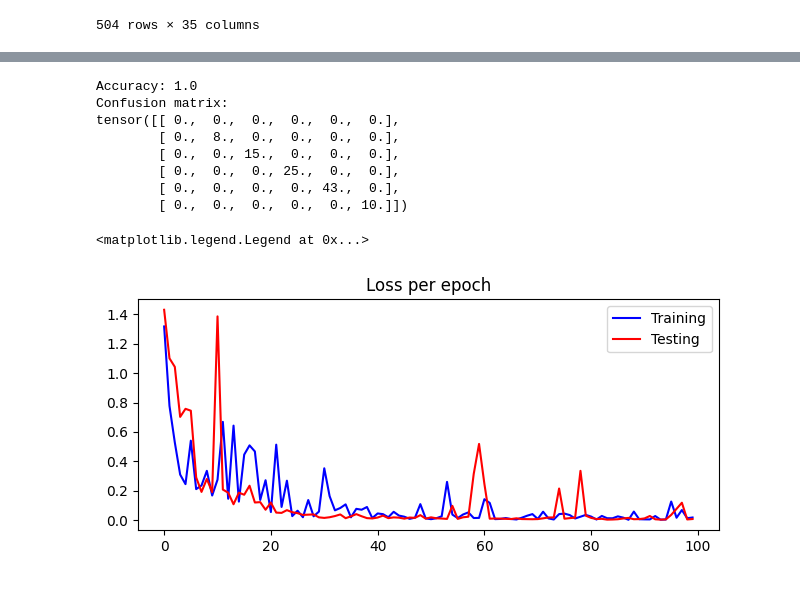
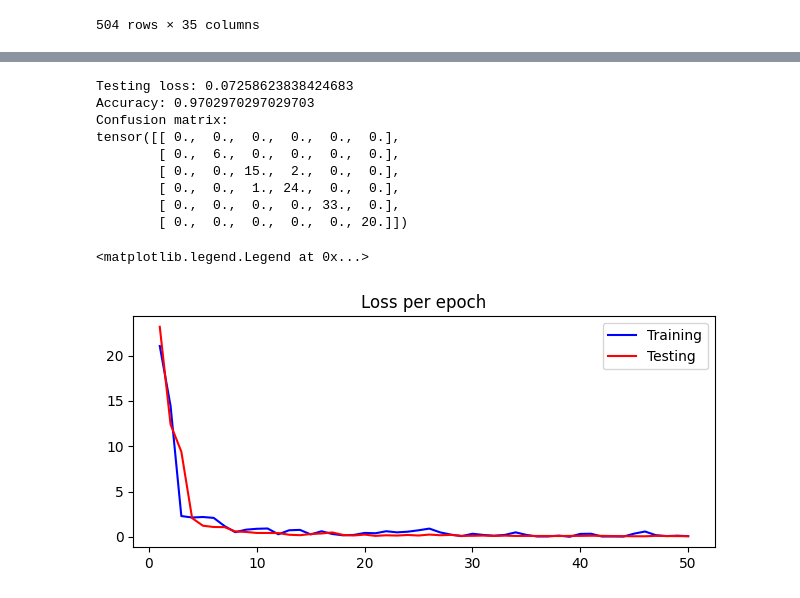
Before and after one commit to TheRidgeSpamss/CKD-ML, a Jupyter notebook: ckd_nn.ipynb, the cells around one changed output, grey strips where cells are left out. Drawn from its saved outputs; the diff is of its cells as text; code cells hidden in the pictures.

```diff
--- a/ckd_nn.ipynb
+++ b/ckd_nn.ipynb
@@ -6,6 +6,7 @@ import torch
 import torch.nn as nn
 import torch.optim as optim
 import torch.nn.functional as F
+import torch.nn.init as init
 from torch.utils.data import Dataset, DataLoader
 from torcheval.metrics import MulticlassConfusionMatrix
 from torch.optim import lr_scheduler
@@ -53,7 +54,8 @@ def ckd_stage_clf(eGFR):
 ckd_df.dropna(inplace=True)
 eGFR_final_mean = ckd_df["eGFR(last visit)"].mean()
 eGFR_final_std = ckd_df["eGFR(last visit)"].std()
-filtered_ckd_df = ckd_df[(ckd_df["eGFR(last visit)"] < (eGFR_final_mean + 4*eGFR_final_std)) & (ckd_df["eGFR(last visit)"] < (.95 * ckd_df["eGFR"]))]
+filtered_ckd_df = ckd_df[(ckd_df["eGFR(last visit)"] < (eGFR_final_mean + 3*eGFR_final_std)) & (ckd_df["eGFR(last visit)"] < (.95 * ckd_df["eGFR"]))]
+#filtered_ckd_df = ckd_df[(ckd_df["eGFR(last visit)"] < (eGFR_final_mean + 3*eGFR_final_std))]
 filtered_ckd_df.loc[:, "CKD_stage"] = filtered_ckd_df.loc[:, "eGFR"].apply(ckd_stage_clf)
 
 filtered_ckd_df
@@ -94,8 +96,7 @@ class ckdDataset(Dataset):
         self.y_size = self.y.size
         self.x_train, self.x_test, self.y_train, self.y_test = train_test_split(self.x,
                                                                                 self.y,
-                                                                                test_size=0.2,
-                                                                                random_state=42)
+                                                                                test_size=0.2)
 
     def __len__(self):
         return len(self.x_train)
@@ -148,11 +163,16 @@ scheduler_1 = lr_scheduler.LinearLR(optimizer,
 # %%
 #training
 
-torch.manual_seed(42)
-torch.cuda.manual_seed(42)
-epoch_count = 100
+# torch.manual_seed(42)
+# torch.cuda.manual_seed(42)
+epoch_count = 50
 training_loss_list = []
 testing_loss_list = []
+
+#early stopping vars
+patience = 5
+best_testing_loss = float('inf')
+epochs_without_improvement = 0
 
 #checkpointing
 checkpoint_dir = Path("./checkpoints")
@@ -180,12 +200,18 @@ for epoch in range(epoch_count):
 
     testing_loss = testing_loss.item()
     testing_loss_list.append(testing_loss)
+    mean_testing_loss = np.mean(testing_loss_list)
 
-    scheduler_1.step()
-
+    scheduler_2.step()
+    if epoch > 4:
+      scheduler_1.step()
 
     if (epoch + 1) % 10 == 0:
         print(f"Epoch: {epoch+1}, Training Loss: {training_loss}, Testing Loss: {testing_loss}")
+
+    if (best_testing_loss) > mean_testing_loss:
+        best_testing_loss = mean_testing_loss
+        epochs_without_improvement = 0
         checkpoint = {
             "epoch": epoch + 1,
             "model_state_dict": ckd_model.state_dict(),
@@ -194,4 +220,11 @@ for epoch in range(epoch_count):
             "test loss": testing_loss
         }
         torch.save(checkpoint, checkpoint_path)
+    else:
+        epochs_without_improvement += 1
+        print(f"Epochs without improvement: {epochs_without_improvement}")
+
+    if epochs_without_improvement >= patience:
+            print("Early stop")
+            break
 # %% [output]
@@ -212,6 +240,8 @@ ckd_model.eval()
 with torch.inference_mode():
     y_test_pred = ckd_model(ckd_dataset.x_test)
     #y_test_pred = torch.softmax(y_test_pred, dim=1) - idk if this is necessary
+    last_testing_loss = loss_func(y_test_pred, ckd_dataset.y_test)
+    print(f"Testing loss: {last_testing_loss}")
     y_test_pred = torch.argmax(y_test_pred, dim=1)
 
     accuracy = accuracy_score(ckd_dataset.y_test, y_test_pred)
@@ -223,21 +253,22 @@ with torch.inference_mode():
     print(confusion_matrix.compute())
     #kfold cross validation
 # %% [output]
-Accuracy: 1.0
+Testing loss: 0.07258623838424683
+Accuracy: 0.9702970297029703
 Confusion matrix:
 tensor([[ 0.,  0.,  0.,  0.,  0.,  0.],
-        [ 0.,  8.,  0.,  0.,  0.,  0.],
-        [ 0.,  0., 15.,  0.,  0.,  0.],
-        [ 0.,  0.,  0., 25.,  0.,  0.],
-        [ 0.,  0.,  0.,  0., 43.,  0.],
-        [ 0.,  0.,  0.,  0.,  0., 10.]])
+        [ 0.,  6.,  0.,  0.,  0.,  0.],
+        [ 0.,  0., 15.,  2.,  0.,  0.],
+        [ 0.,  0.,  1., 24.,  0.,  0.],
+        [ 0.,  0.,  0.,  0., 33.,  0.],
+        [ 0.,  0.,  0.,  0.,  0., 20.]])
 # %%
 loss_fig, loss_ax = plt.subplots(figsize=(7.5,3))
-plt.plot(range(epoch_count), training_loss_list, color="blue")
-plt.plot(range(epoch_count), testing_loss_list, color="red")
+plt.plot(range(1,len(training_loss_list)+1), training_loss_list, color="blue")
+plt.plot(range(1,len(testing_loss_list)+1), testing_loss_list, color="red")
 
 loss_ax.set_title("Loss per epoch")
 loss_ax.legend(["Training", "Testing"])
 # %% [output]
 <matplotlib.legend.Legend at 0x...>
-[figure, old version]
+[figure, new version]
```
Also changed, not shown: parts of 3 cells of this notebook, 1 other file.
